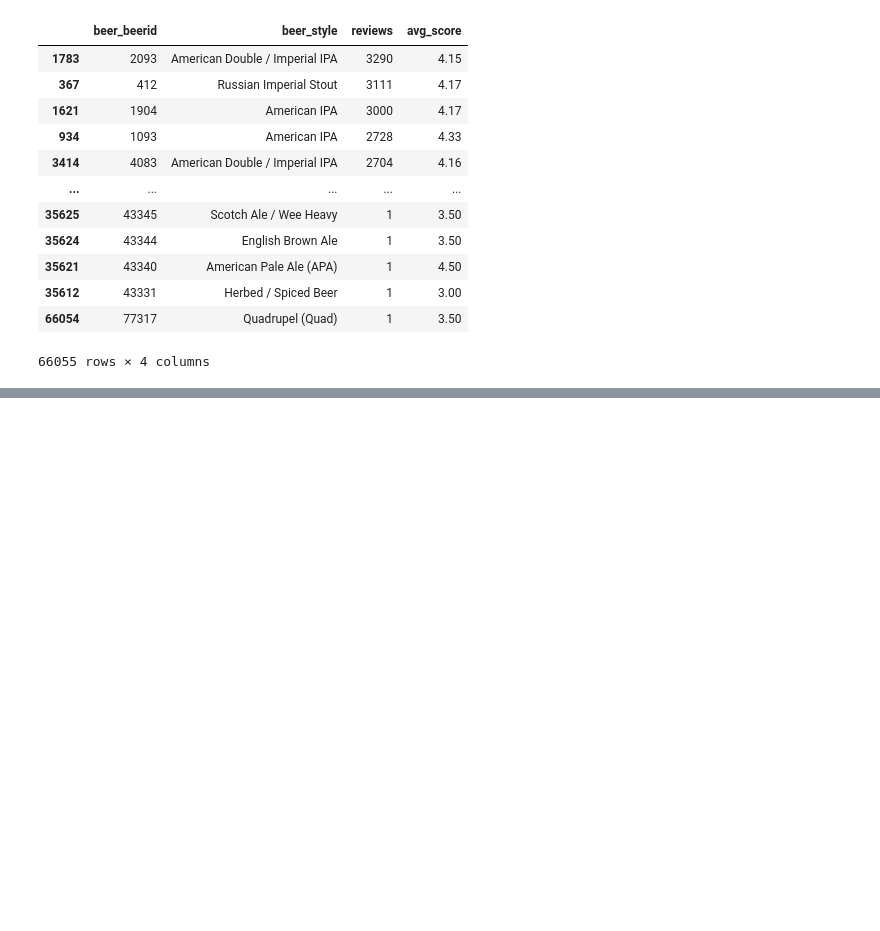
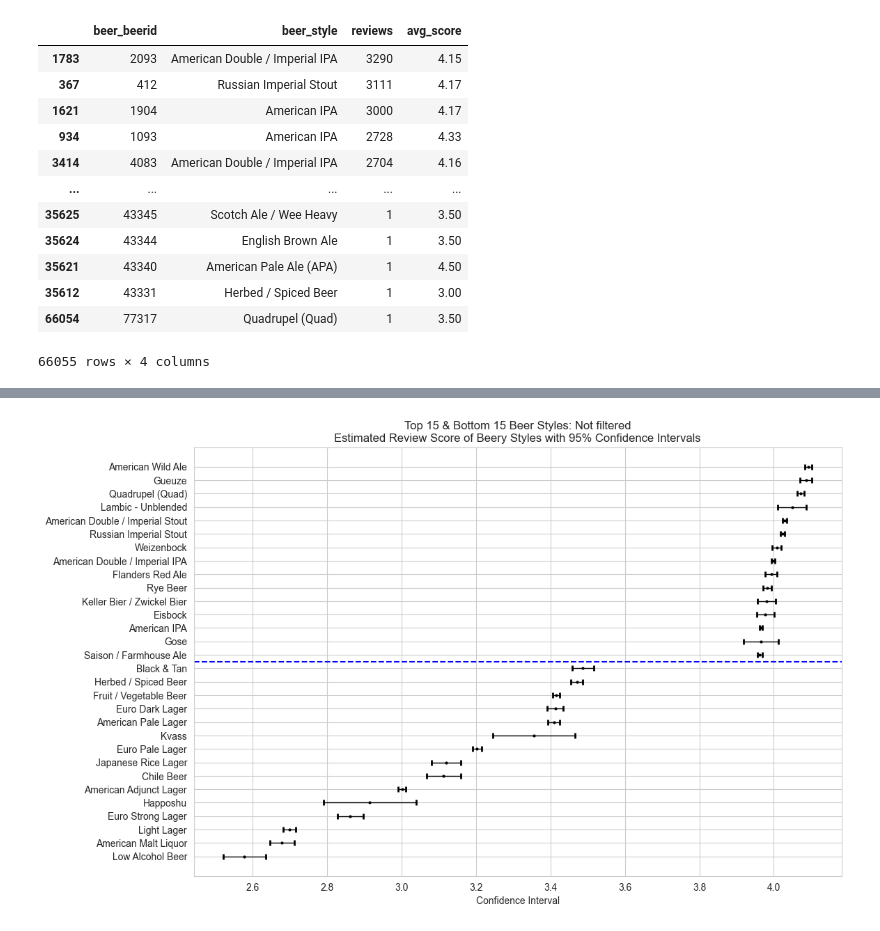
Before and after one commit to ErinPhillips/beer_recsys_final, a Jupyter notebook: beer_eda.ipynb, the cells around one changed output, grey strips where cells are left out. Cells and saved outputs as stored; diff of their text form; code cells hidden in the pictures; blank space fills up the shorter version.

```diff
--- a/beer_eda.ipynb
+++ b/beer_eda.ipynb
@@ -308,0 +386,12 @@ KeyError: 'estimate'
+# %%
+# generate the conf intervals on the reviewid data
+df3 = (df3
+        .groupby('beer_style')
+        .apply(lambda x: stats.t.interval(alpha=0.95, df=len(x)-1, loc=x['avg_score'].mean(), scale=stats.sem(x['avg_score'])))
+        .apply(pd.Series)
+        .rename(columns={0:'CI_low', 1:'CI_high'}))
+df3.index.name = 'beer_style'
+df3['CI_med'] = df3[['CI_low', 'CI_high']].mean(axis=1)
+df3.reset_index(inplace=True)
+
+df3
@@ -308,0 +412,8 @@ KeyError: 'estimate'
+# %%
+# get top 15 and bottom 15 styles
+top_15 = df3.nlargest(15, 'CI_med')
+bot_15 = df3.nsmallest(15, 'CI_med')
+
+# combine to a df
+df3_hilo = pd.concat([top_15, bot_15]).sort_values('CI_med', ascending=True)
+df3_hilo
@@ -308,0 +438,26 @@ KeyError: 'estimate'
+# %%
+fig, ax = plt.subplots(figsize=(12,8))
+
+y_pos = range(len(df3_hilo))
+
+ax.errorbar(x=df3_hilo['CI_med'], y=y_pos, xerr=[df3_hilo['CI_med']-df3_hilo['CI_low'], df3_hilo['CI_high']-df3_hilo['CI_med']],
+            fmt='none', capsize=3, elinewidth=1, markeredgewidth=2, ecolor='black')
+
+ax.plot(df3_hilo['CI_med'], y_pos, 'o', markersize=2, markeredgecolor='black', markerfacecolor='black')
+
+
+# add y-axis labels
+ax.set_yticks(y_pos)
+ax.set_yticklabels(df3_hilo['beer_style'])
+
+# add x-axis label and title
+ax.set_xlabel('Confidence Interval')
+ax.set_title('Top 15 & Bottom 15 Beer Styles: Not filtered\nEstimated Review Score of Beery Styles with 95% Confidence Intervals')
+
+# add horizontal line to visualize top and bottom beers categorized earlier.
+line_y_pos = y_pos[14] + 0.5
+ax.axhline(y=line_y_pos, linestyle='--', color='blue')
+
+plt.show()
+# %% [output]
+[figure, added]
```
Also changed, not shown: parts of 15 cells of this notebook.
